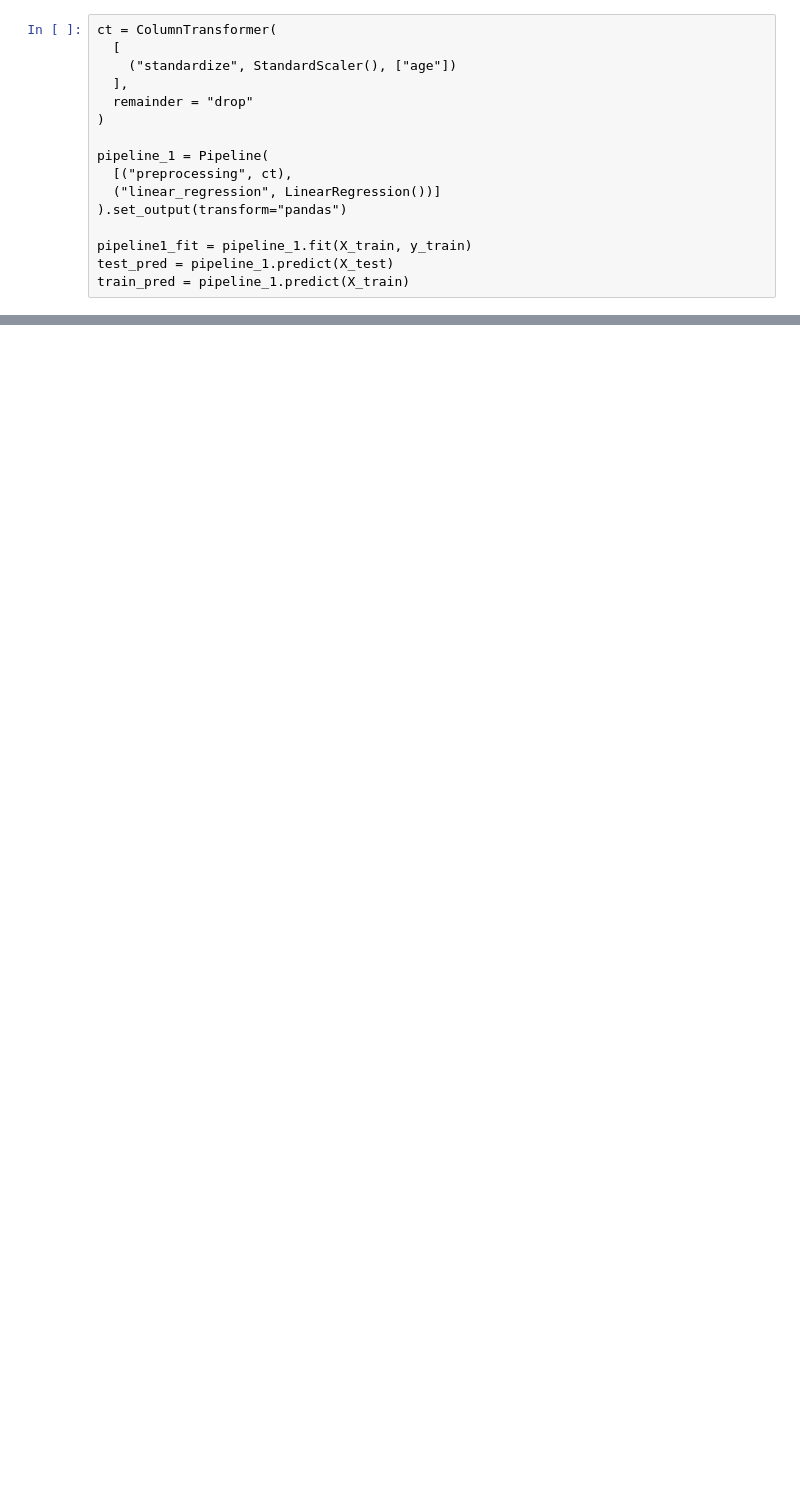
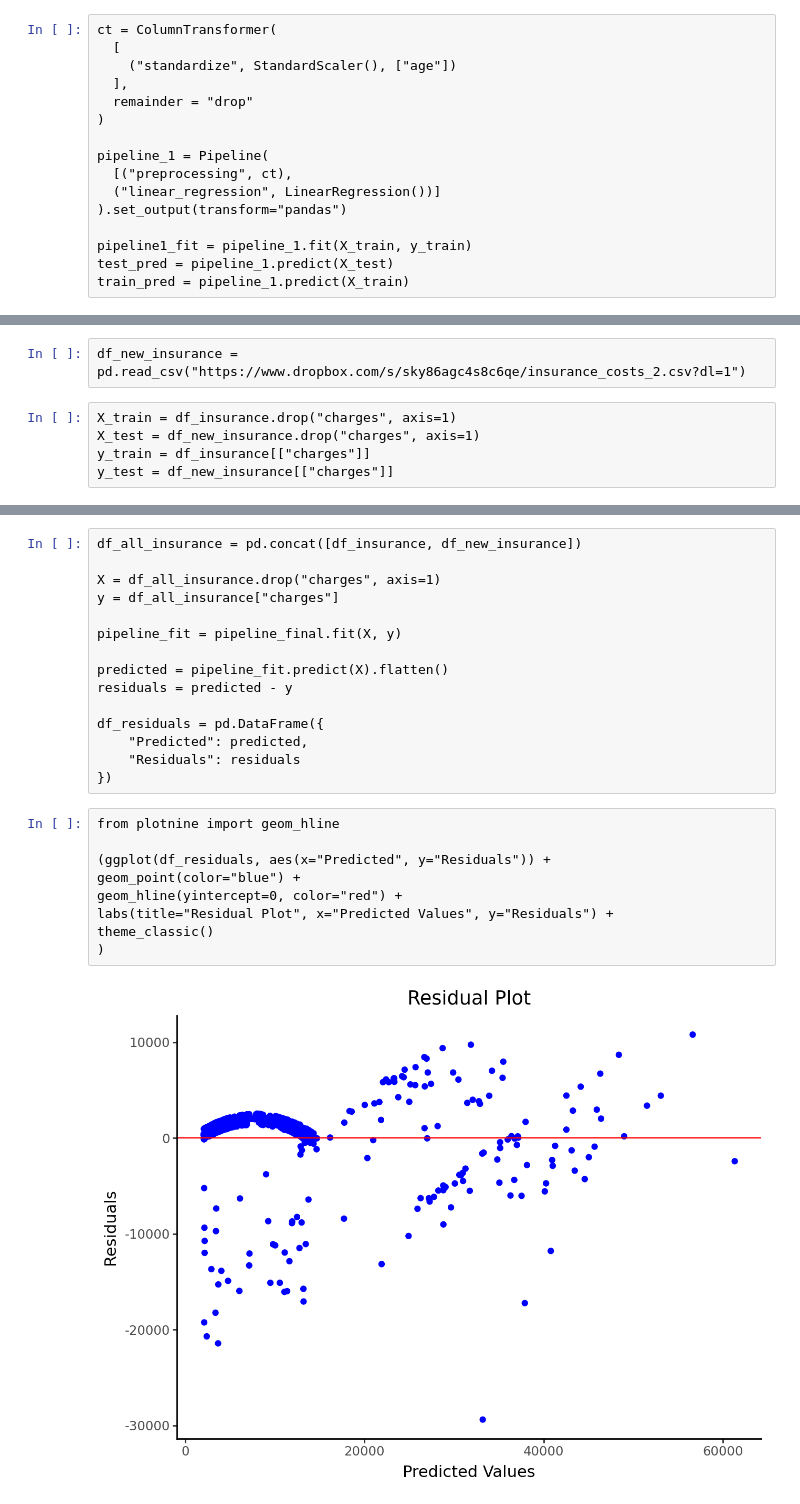
Before and after one commit to r-morag/Labs---GSB-544, a Jupyter notebook: lab5.ipynb, the cells around one changed output, grey strips where cells are left out. Cells and saved outputs as stored; diff of their text form; blank space fills up the shorter version.

```diff
--- a/lab5.ipynb
+++ b/lab5.ipynb
@@ -194,0 +406,7 @@ array([[-315.16429367,  315.16429367, 3929.66270542]])
+# %%
+df_new_insurance = pd.read_csv("https://www.dropbox.com/s/sky86agc4s8c6qe/insurance_costs_2.csv?dl=1")
+# %%
+X_train = df_insurance.drop("charges", axis=1)
+X_test = df_new_insurance.drop("charges", axis=1)
+y_train = df_insurance[["charges"]]
+y_test = df_new_insurance[["charges"]]
@@ -194,0 +562,26 @@ array([[-315.16429367,  315.16429367, 3929.66270542]])
+# %%
+df_all_insurance = pd.concat([df_insurance, df_new_insurance])
+
+X = df_all_insurance.drop("charges", axis=1)
+y = df_all_insurance["charges"]
+
+pipeline_fit = pipeline_final.fit(X, y)
+
+predicted = pipeline_fit.predict(X).flatten()
+residuals = predicted - y
+
+df_residuals = pd.DataFrame({
+    "Predicted": predicted,
+    "Residuals": residuals
+})
+# %%
+from plotnine import geom_hline
+
+(ggplot(df_residuals, aes(x="Predicted", y="Residuals")) +
+geom_point(color="blue") +
+geom_hline(yintercept=0, color="red") +
+labs(title="Residual Plot", x="Predicted Values", y="Residuals") +
+theme_classic()
+)
+# %% [output]
+[figure, added]
```
Also changed, not shown: parts of 31 cells of this notebook.
